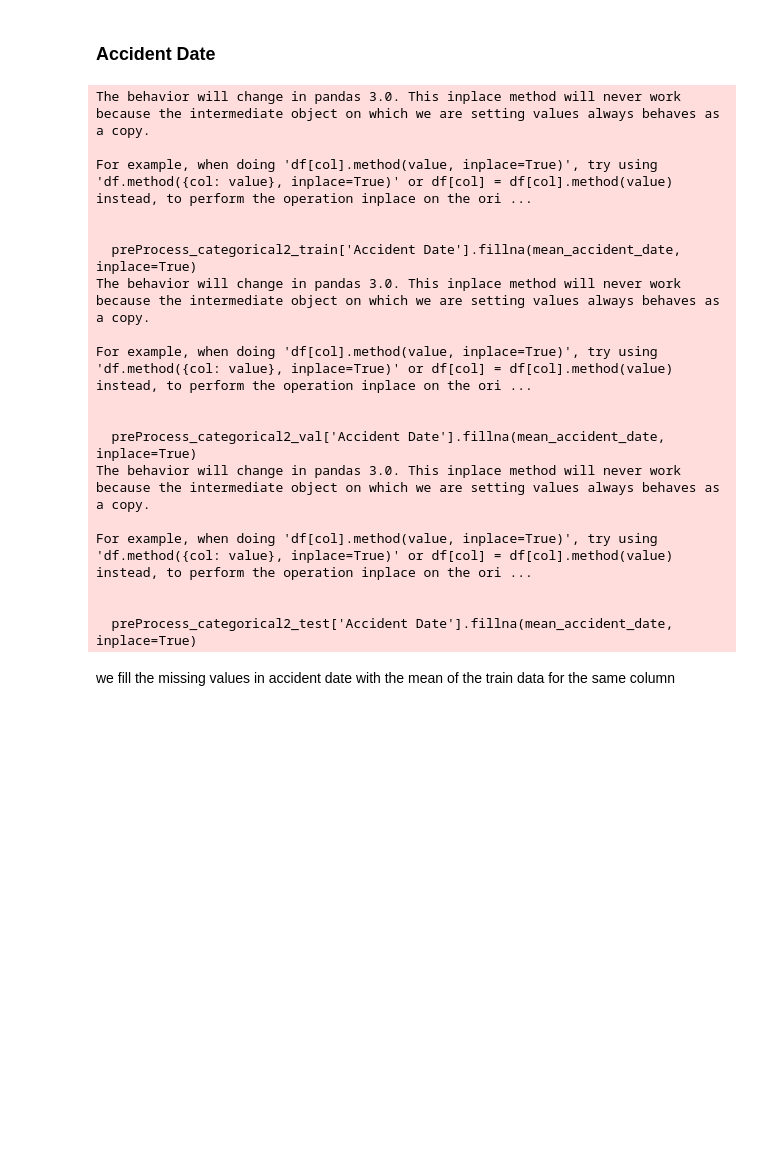
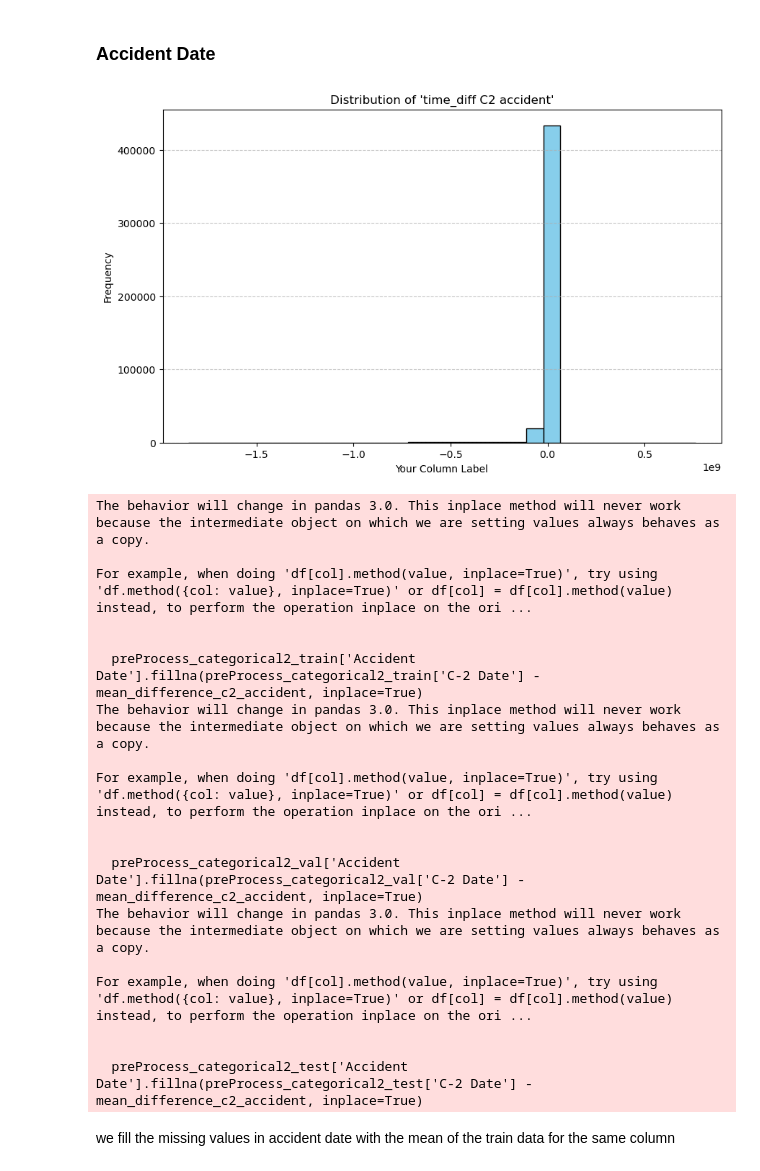
Before and after one commit to tmnstraub/ML_Group36, a Jupyter notebook: src/Group36_joined.ipynb, the cells around one changed output. Cells and saved outputs as stored; diff of their text form; code cells hidden in the pictures; blank space fills up the shorter version.

```diff
--- a/src/Group36_joined.ipynb
+++ b/src/Group36_joined.ipynb
@@ -564,7 +571,6 @@ dtype: float64
 # Than it is the decision to either drop the rest or to it the following way.
 impute_strategy = {
     'Number of Dependents': 'mean',  # Use mean and optionally round if whole numbers are needed
-    'Birth Year': 'mean',
     'Average Weekly Wage': 'median',
     'Age at Injury': 'median',
 }
@@ -1174,34 +1182,46 @@ this code replace the missing value for zip code with the mode using first the c
 - we use only the mode from train data to avoid data leackage
 # %% [markdown]
 ### Accident Date
+# %%
+preProcess_categorical2_train['time_diff C2 accident'] = preProcess_categorical2_train['Accident Date']-preProcess_categorical2_train['C-2 Date']
+plt.figure(figsize=(10, 6))
+plt.hist(preProcess_categorical2_train['time_diff C2 accident'].dropna(), bins=30, color='skyblue', edgecolor='black')
+plt.title("Distribution of 'time_diff C2 accident'")
+plt.xlabel("Your Column Label")
+plt.ylabel("Frequency")
+plt.grid(axis='y', linestyle='--', alpha=0.7)
+plt.show()
+# %% [output]
+[figure, added]
 # %%
 # check for inconsistencies like add accident bebore being born
 # check for bitrh year and c-date assembly date
-mean_accident_date = preProcess_categorical2_train['Accident Date'].mean()
+mean_difference_c2_accident = preProcess_categorical2_train['time_diff C2 accident'].mean()
+
 
 # Fill NaN values in 'accident_date' with the calculated mean date for each set
-preProcess_categorical2_train['Accident Date'].fillna(mean_accident_date, inplace=True)
-preProcess_categorical2_val['Accident Date'].fillna(mean_accident_date, inplace=True)
-preProcess_categorical2_test['Accident Date'].fillna(mean_accident_date, inplace=True)
+preProcess_categorical2_train['Accident Date'].fillna(preProcess_categorical2_train['C-2 Date'] - mean_difference_c2_accident, inplace=True)
+preProcess_categorical2_val['Accident Date'].fillna(preProcess_categorical2_val['C-2 Date'] - mean_difference_c2_accident, inplace=True)
+preProcess_categorical2_test['Accident Date'].fillna(preProcess_categorical2_test['C-2 Date'] - mean_difference_c2_accident, inplace=True)
 # %% [output]
 The behavior will change in pandas 3.0. This inplace method will never work because the intermediate object on which we are setting values always behaves as a copy.
 
 For example, when doing 'df[col].method(value, inplace=True)', try using 'df.method({col: value}, inplace=True)' or df[col] = df[col].method(value) instead, to perform the operation inplace on the ori ...
 
 
-  preProcess_categorical2_train['Accident Date'].fillna(mean_accident_date, inplace=True)
+  preProcess_categorical2_train['Accident Date'].fillna(preProcess_categorical2_train['C-2 Date'] - mean_difference_c2_accident, inplace=True)
 The behavior will change in pandas 3.0. This inplace method will never work because the intermediate object on which we are setting values always behaves as a copy.
 
 For example, when doing 'df[col].method(value, inplace=True)', try using 'df.method({col: value}, inplace=True)' or df[col] = df[col].method(value) instead, to perform the operation inplace on the ori ...
 
 
-  preProcess_categorical2_val['Accident Date'].fillna(mean_accident_date, inplace=True)
+  preProcess_categorical2_val['Accident Date'].fillna(preProcess_categorical2_val['C-2 Date'] - mean_difference_c2_accident, inplace=True)
 The behavior will change in pandas 3.0. This inplace method will never work because the intermediate object on which we are setting values always behaves as a copy.
 
 For example, when doing 'df[col].method(value, inplace=True)', try using 'df.method({col: value}, inplace=True)' or df[col] = df[col].method(value) instead, to perform the operation inplace on the ori ...
 
 
-  preProcess_categorical2_test['Accident Date'].fillna(mean_accident_date, inplace=True)
+  preProcess_categorical2_test['Accident Date'].fillna(preProcess_categorical2_test['C-2 Date'] - mean_difference_c2_accident, inplace=True)
 # %% [markdown]
 we fill the missing values in accident date with the mean of the train data for the same column
 # %%
```
Also changed, not shown: parts of 39 cells of this notebook.
